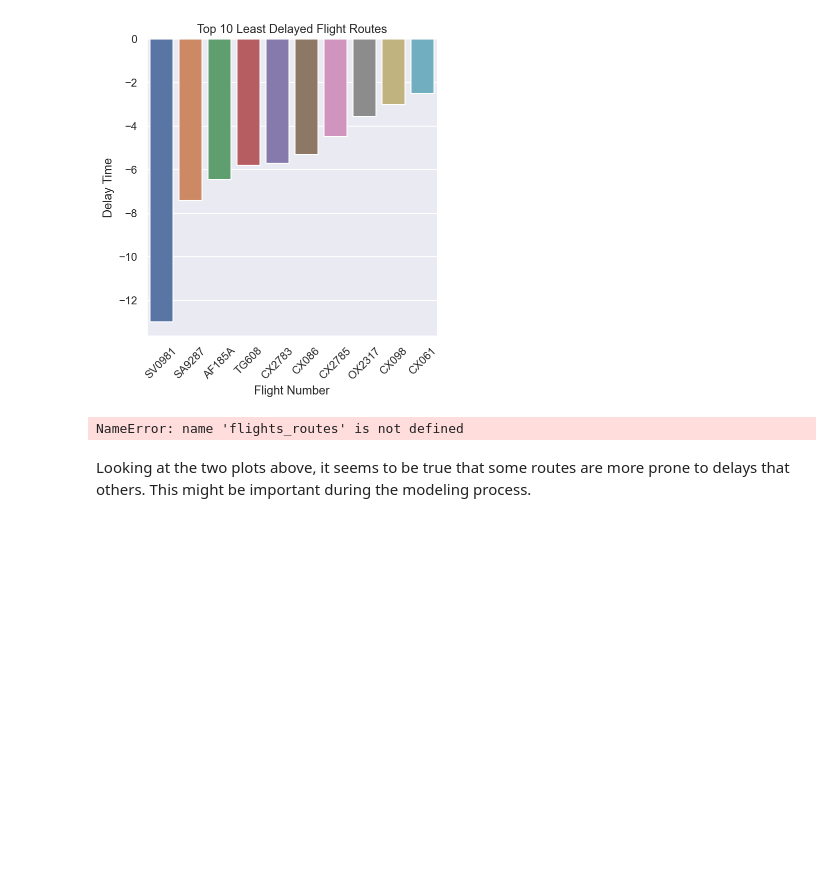
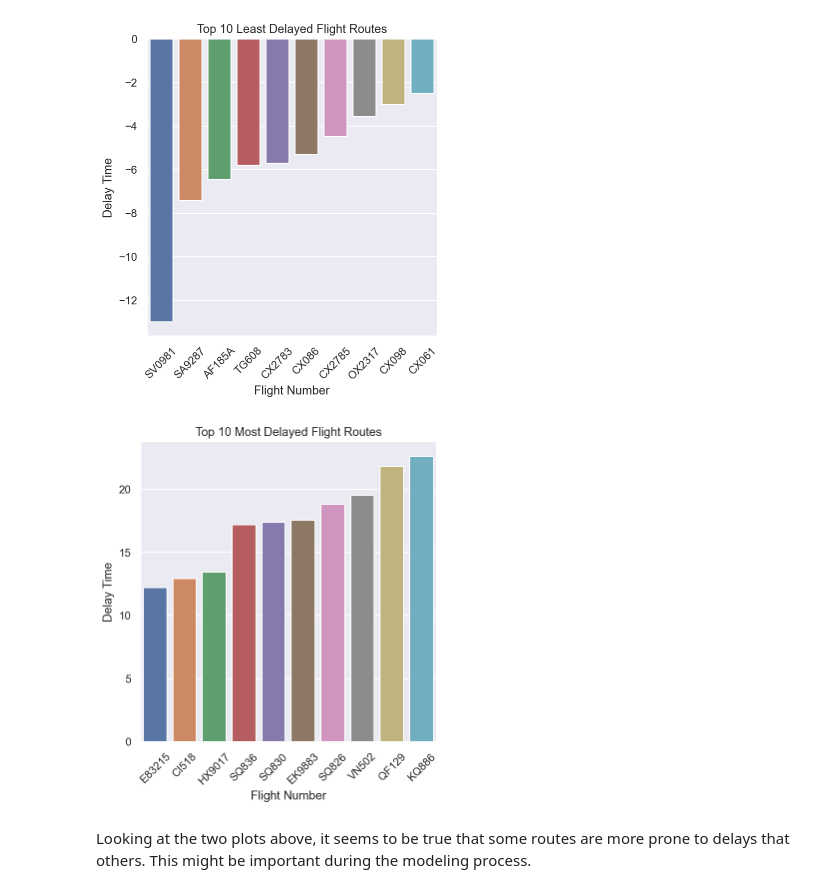
Before and after one commit to chunheisiu/flight-delay-claims-prediction, a Jupyter notebook: notebooks/EDA.ipynb, the cells around one changed output. Saved outputs shown, nothing was run; the diff lists cells and outputs as text; code cells hidden in the pictures; blank space fills up the shorter version.

```diff
--- a/notebooks/EDA.ipynb
+++ b/notebooks/EDA.ipynb
@@ -356,10 +356,10 @@ flight_routes_least_delay_plot = sns.catplot(x='flight_no', y='delay_time', kind
 # %% [output]
 [figure]
 # %%
-flights_routes_most_delay_plot = sns.catplot(x='flight_no', y='delay_time', kind='bar', data=flights_routes.tail(10)) \
+flights_routes_most_delay_plot = sns.catplot(x='flight_no', y='delay_time', kind='bar', data=flight_routes.tail(10)) \
                                     .set(title='Top 10 Most Delayed Flight Routes', xlabel='Flight Number', ylabel='Delay Time') \
                                     .set_xticklabels(rotation=45)
 # %% [output]
-NameError: name 'flights_routes' is not defined
+[figure, added]
 # %% [markdown]
 Looking at the two plots above, it seems to be true that some routes are more prone to delays that others. This might be important during the modeling process.
```
Also changed, not shown: parts of 2 cells of this notebook, 3 other files.
